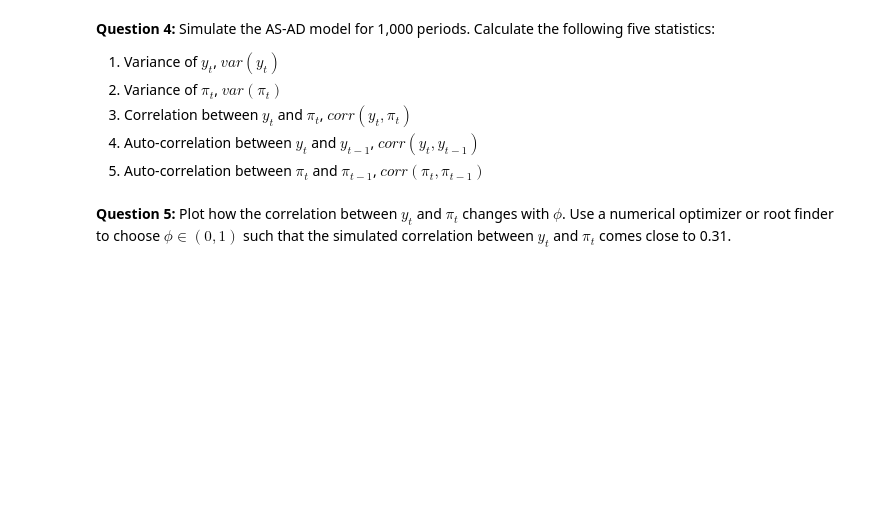
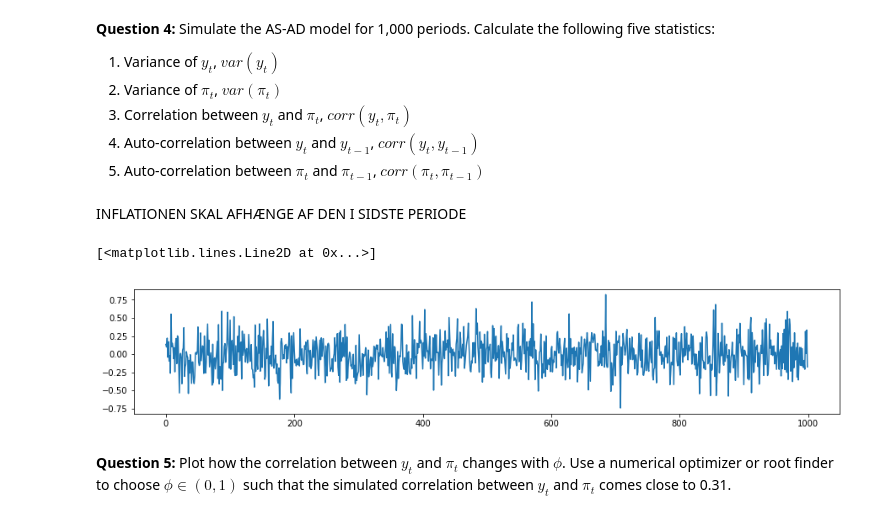
Before and after one commit to kzm266/projects-2019-anaconda-bois, a Jupyter notebook: examproject/exam_2019.ipynb, the cells around one changed output. Cells and saved outputs as stored; diff of their text form; code cells hidden in the pictures; blank space fills up the shorter version.

```diff
--- a/examproject/exam_2019.ipynb
+++ b/examproject/exam_2019.ipynb
@@ -469,7 +469,7 @@ This makes sense as in the long run we would not expect any output- or inflation
 # %% [markdown]
 To illustrate the equilibrium, we define the following 2 functions:
 # %%
-def AD_curve(v):
+def AD_curve(v, T=10):
     alpha = par['alpha']
     h = par['h']
     b = par['b']
@@ -477,13 +477,13 @@ def AD_curve(v):
     gamma = par['gamma']
 
     AD_values = []
-    i=-5
-    while i < 5:
+    i=-T/2
+    while i < T/2:
         AD_values.append(1/(h*alpha)*(v-(1+b*alpha)*i))
         i+=1
     return AD_values
 # %%
-def SRAS_curve(pi1,s,s1):
+def SRAS_curve(pi1,s,s1,T=10):
     alpha = par['alpha']
     h = par['h']
     b = par['b']
@@ -491,8 +491,8 @@ def SRAS_curve(pi1,s,s1):
     gamma = par['gamma']
 
     SRAS_values = []
-    i=-5
-    while i <5:
+    i=-T/2
+    while i < T/2:
         SRAS_values.append(pi1 +gamma*i -phi*gamma*y1 +s -phi*s1)
         i+=1
     return SRAS_values
@@ -598,3 +598,26 @@ par['sigma_c'] = 0.2
 3. Correlation between $y_t$ and $\pi_t$, $corr(y_t,\pi_t)$
 4. Auto-correlation between $y_t$ and $y_{t-1}$, $corr(y_t,y_{t-1})$
 5. Auto-correlation between $\pi_t$ and $\pi_{t-1}$, $corr(\pi_t,\pi_{t-1})$
+# %%
+def simulate(x,c,T):
+
+    v_values = [x]
+    s_values = [c]
+    inflation = [0]
+    y = [0]
+    for i in range(0,T):
+        v_values.append(par['delta']*v_values[i]+x)
+        s_values.append(par['omega']*s_values[i]+c)
+        inflation.append(func_pi(par['alpha'],par['h'],par['b'],par['phi'],par['gamma'],y[-1],inflation[-1],v_values[-1],s_values[i],s_values[i-1]))
+        y.append(func_y(par['alpha'],par['h'],par['b'],par['phi'],par['gamma'],y[-1],inflation[-1],v_values[-1],s_values[i],s_values[i-1]))
+
+    return inflation, y
+# %% [markdown]
+INFLATIONEN SKAL AFHÆNGE AF DEN I SIDSTE PERIODE
+# %%
+plt.figure(figsize=(15,6))
+plt.subplot(211)
+plt.plot(np.linspace(0,999,1000),simulate(xrandom,crandom,1000)[0][1])
+# %% [output]
+[<matplotlib.lines.Line2D at 0x...>]
+[figure, added]
```
Also changed, not shown: parts of 1 cell of this notebook.
